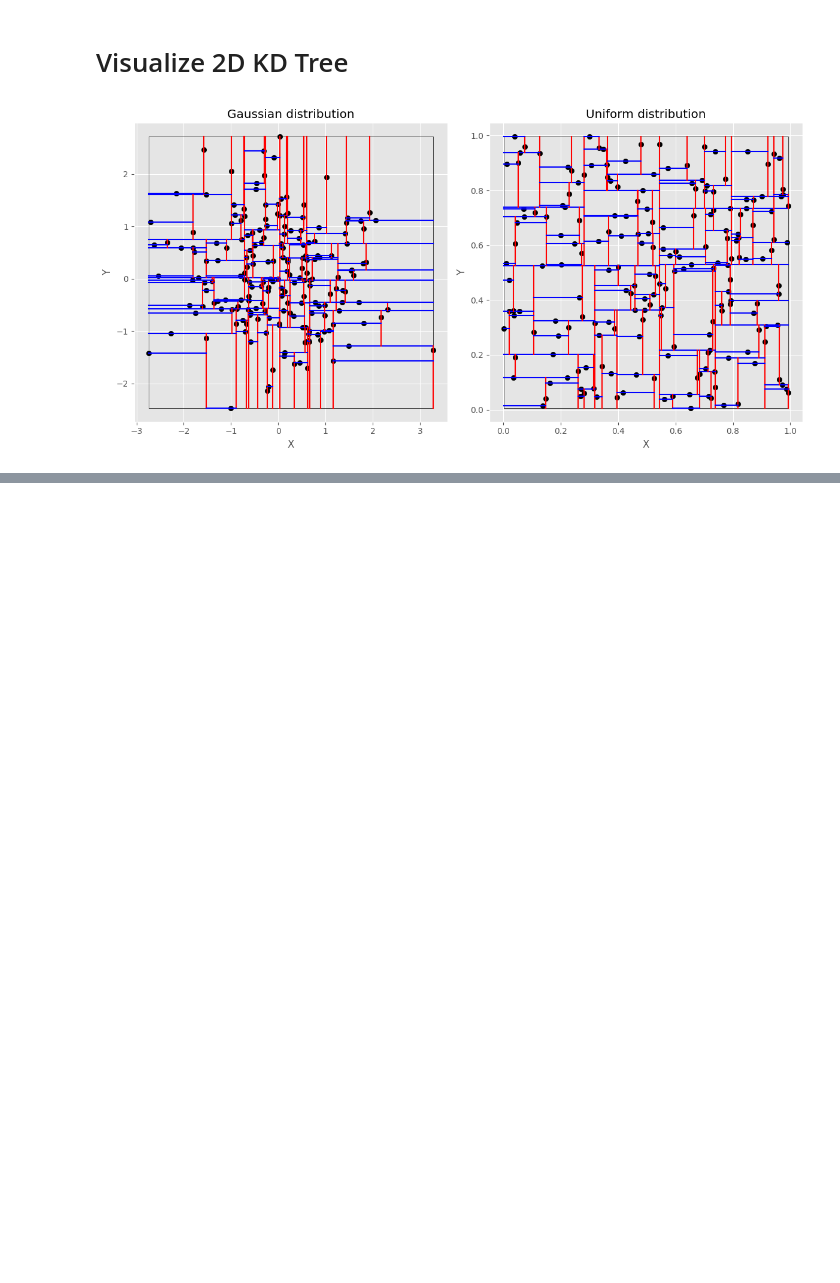
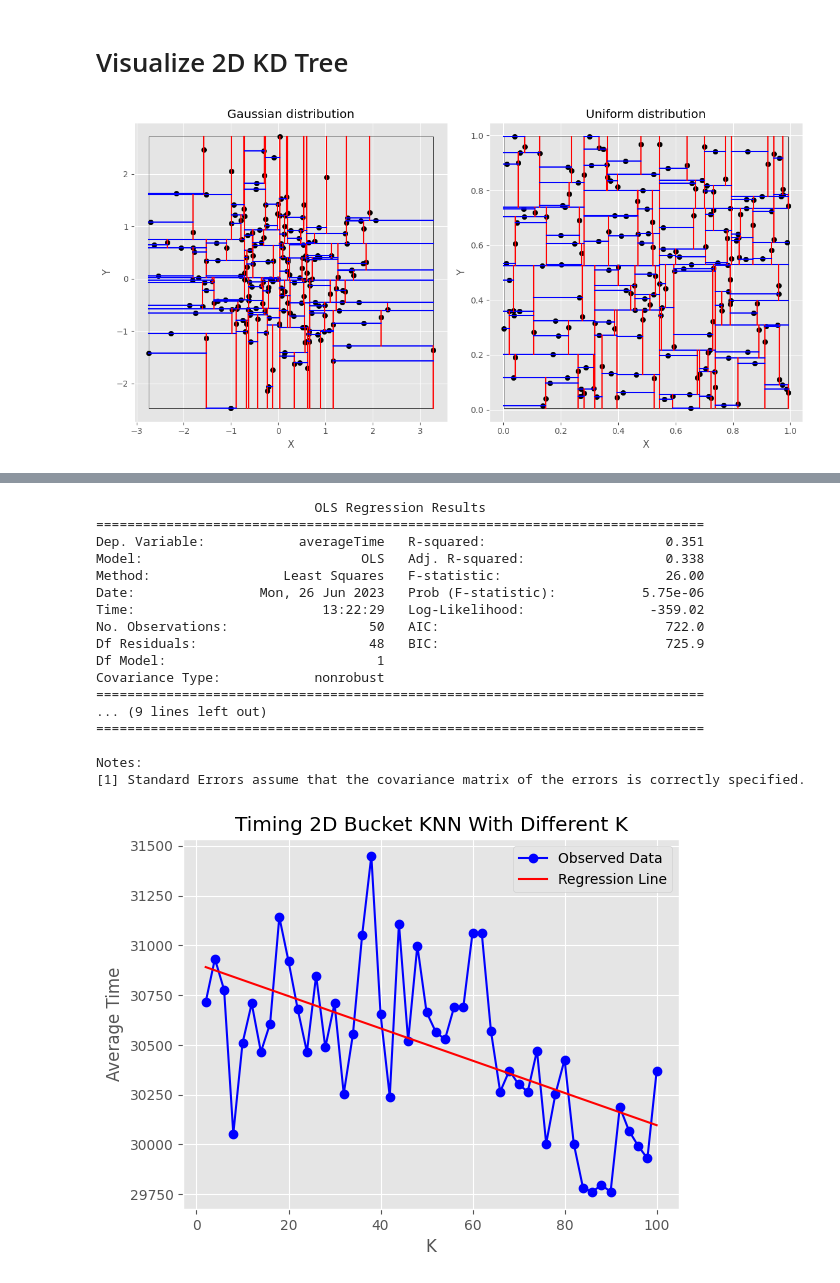
Before and after one commit to YuanRuQian/cs6017-labs, a Jupyter notebook: HW4/HW4.ipynb, the cells around one changed output, grey strips where cells are left out. Drawn from its saved outputs; the diff is of its cells as text; code cells hidden in the pictures; blank space fills up the shorter version.

Commit message:
add: basic timing tests

```diff
--- a/HW4/HW4.ipynb
+++ b/HW4/HW4.ipynb
@@ -153,0 +159,61 @@ plt.show()
+# %%
+import pandas as pd
+import matplotlib.pyplot as plt
+import statsmodels.api as sm
+
+# Read the CSV file
+data = pd.read_csv('2DBucketKNNWithDifferentK.csv')
+
+# Extract the k and averageTime values
+k_values = data['k']
+average_times = data['averageTime']
+
+# Create the plot
+plt.plot(k_values, average_times, marker='o',
+         color='blue', label='Observed Data')
+
+# Set labels and title
+plt.xlabel('K')
+plt.ylabel('Average Time')
+plt.title('Timing 2D Bucket KNN With Different K')
+
+# Add a constant term to the independent variable
+X = sm.add_constant(k_values)
+
+# Perform linear regression
+model = sm.OLS(average_times, X)
+results = model.fit()
+
+# Print the regression summary
+print(results.summary())
+
+# Get the regression line
+regression_line = results.params[0] + results.params[1] * k_values
+
+# Plot the regression line
+plt.plot(k_values, regression_line, color='red', label='Regression Line')
+
+# Add legend
+plt.legend()
+
+# Show the plot
+plt.show()
+# %% [output]
+                            OLS Regression Results
+==============================================================================
+Dep. Variable:            averageTime   R-squared:                       0.351
+Model:                            OLS   Adj. R-squared:                  0.338
+Method:                 Least Squares   F-statistic:                     26.00
+Date:                Mon, 26 Jun 2023   Prob (F-statistic):           5.75e-06
+Time:                        13:22:29   Log-Likelihood:                -359.02
+No. Observations:                  50   AIC:                             722.0
+Df Residuals:                      48   BIC:                             725.9
+Df Model:                           1
+Covariance Type:            nonrobust
+==============================================================================
+... (9 lines left out)
+==============================================================================
+
+Notes:
+[1] Standard Errors assume that the covariance matrix of the errors is correctly specified.
+[figure, added]
```
Also changed, not shown: parts of 11 cells of this notebook, 10 other files.
